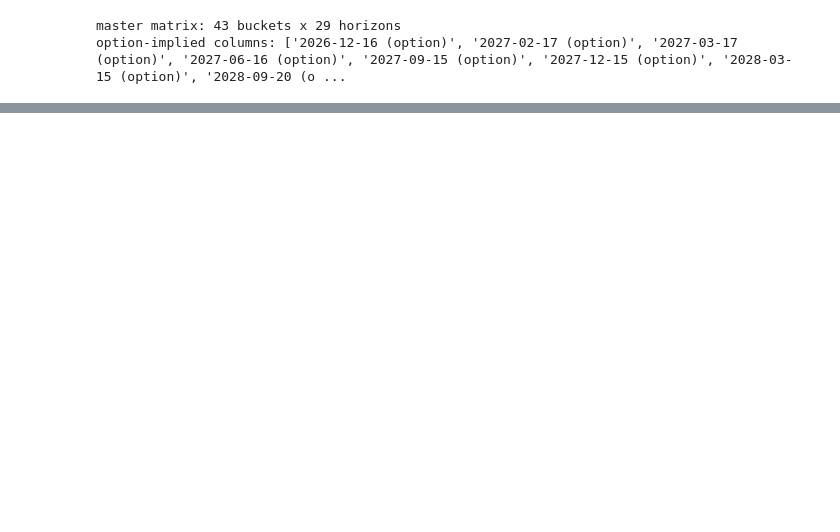
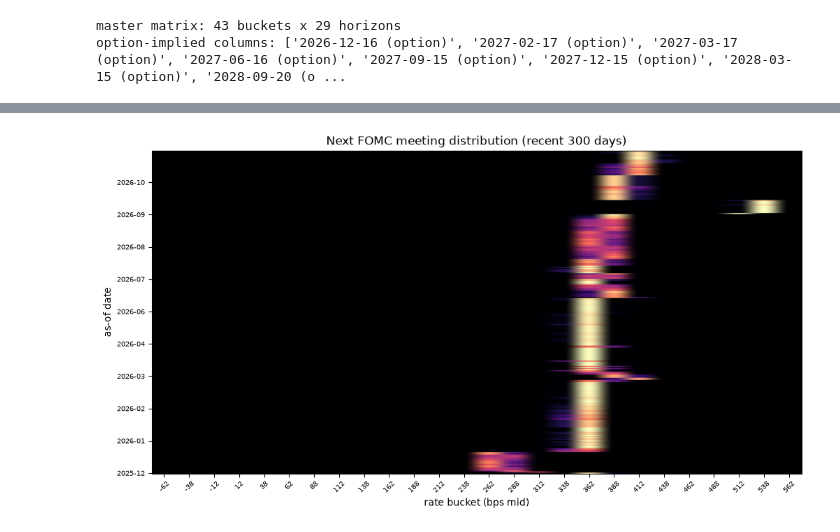
Before and after one commit to ssaurbier/FFR-futures, a Jupyter notebook: notebooks/fedwatch_30y.ipynb, the cells around one changed output, grey strips where cells are left out. Drawn from its saved outputs; the diff is of its cells as text; code cells hidden in the pictures; blank space fills up the shorter version.

```diff
--- a/notebooks/fedwatch_30y.ipynb
+++ b/notebooks/fedwatch_30y.ipynb
@@ -276,0 +322,7 @@ minimised by the OTM-only filter.
+# %%
+# --- FOMC layer evolution: next-meeting distribution through time
+fomc_mat = sf.horizon_series(surf, 'fomc', None)
+fp.plot_horizon_evolution(fomc_mat.tail(300), title='Next FOMC meeting distribution (recent 300 days)')
+plt.gcf().set_size_inches(12, 6); plt.colorbar(im); plt.show()
+# %% [output]
+[figure, added]
```
Also changed, not shown: parts of 7 cells of this notebook, 8 other files.
